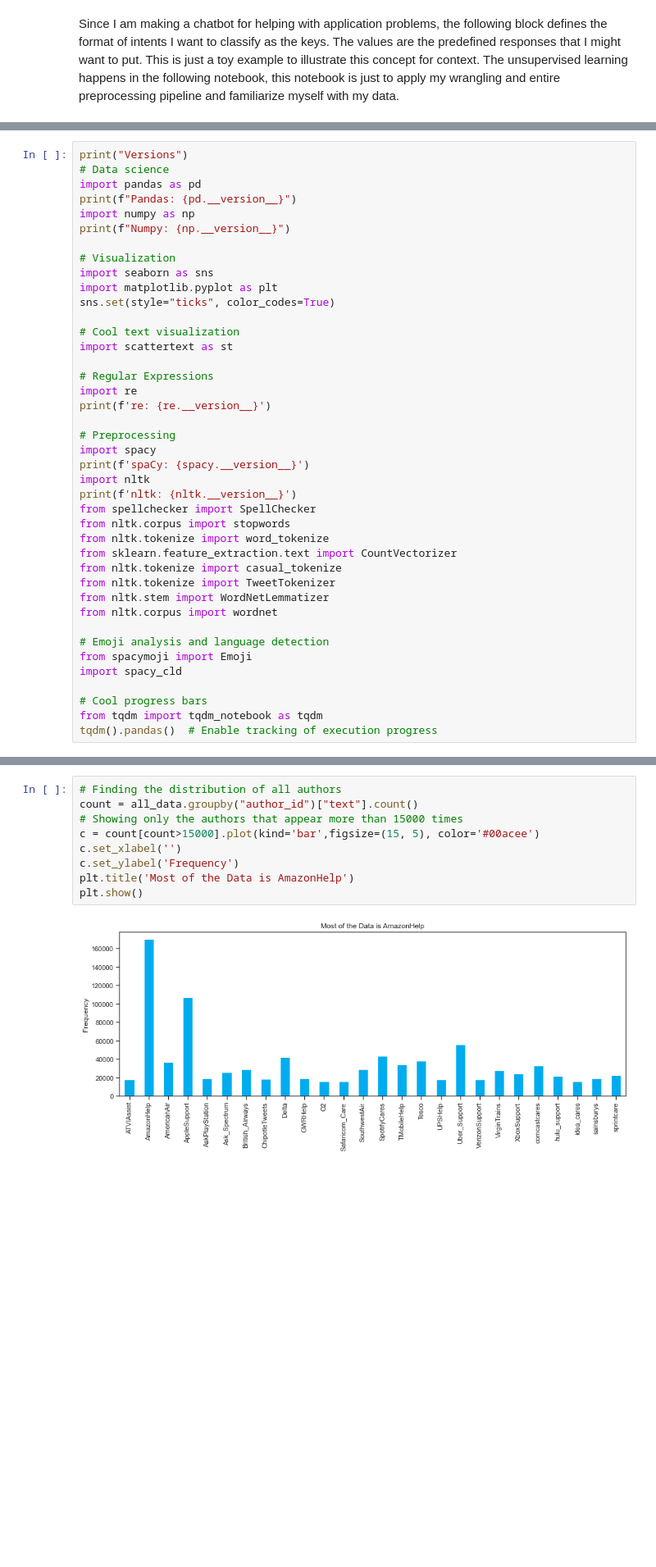
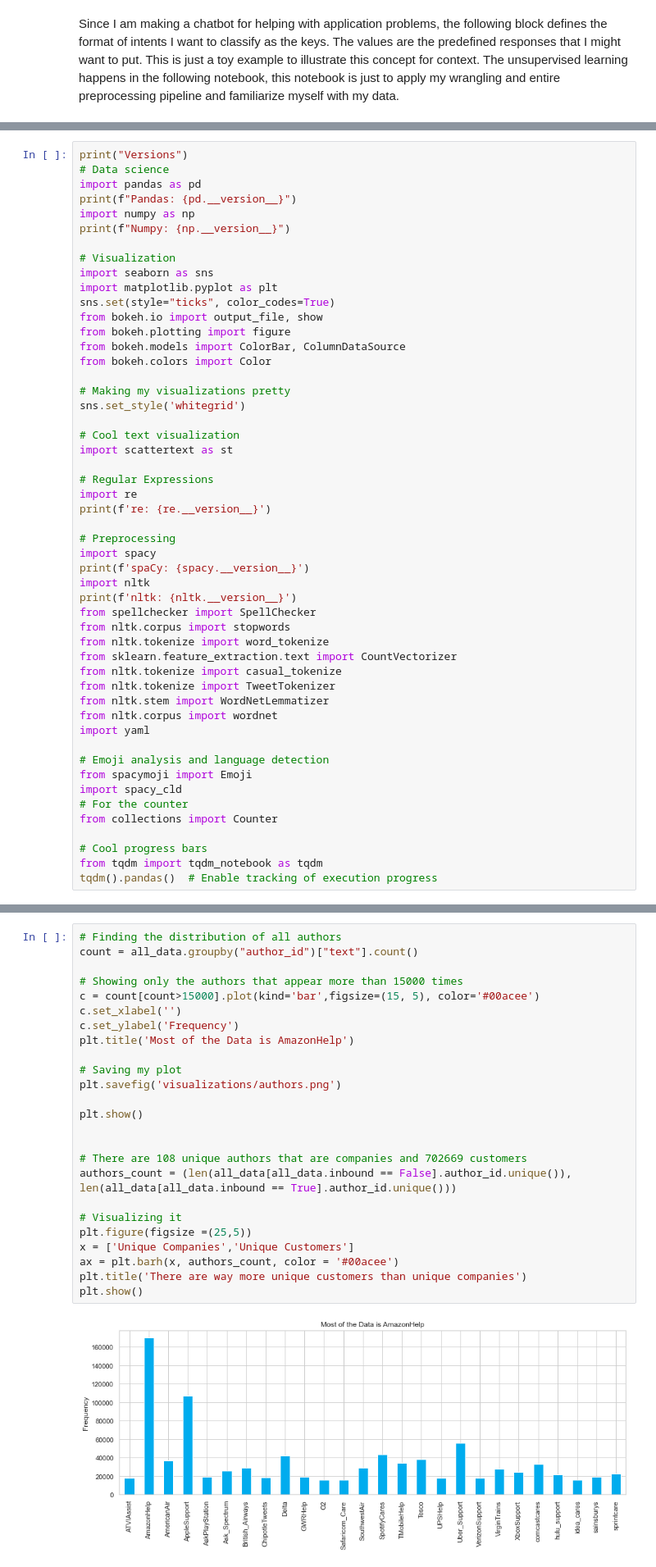
Before and after one commit to mtaruno/eve-bot, a Jupyter notebook: 1. EDA , Wrangling, and Initial Preprocessing.ipynb, the cells around one changed output, grey strips where cells are left out. Shown at 82% size. Cells and saved outputs as stored; diff of their text form; blank space fills up the shorter version.

```diff
--- a/1. EDA , Wrangling, and Initial Preprocessing.ipynb
+++ b/1. EDA , Wrangling, and Initial Preprocessing.ipynb
@@ -28,6 +19,13 @@ print(f"Numpy: {np.__version__}")
 import seaborn as sns
 import matplotlib.pyplot as plt
 sns.set(style="ticks", color_codes=True)
+from bokeh.io import output_file, show
+from bokeh.plotting import figure
+from bokeh.models import ColorBar, ColumnDataSource
+from bokeh.colors import Color
+
+# Making my visualizations pretty
+sns.set_style('whitegrid')
 
 # Cool text visualization
 import scattertext as st
@@ -49,10 +47,13 @@ from nltk.tokenize import casual_tokenize
 from nltk.tokenize import TweetTokenizer
 from nltk.stem import WordNetLemmatizer
 from nltk.corpus import wordnet
+import yaml
 
 # Emoji analysis and language detection
 from spacymoji import Emoji
 import spacy_cld
+# For the counter
+from collections import Counter
 
 # Cool progress bars
 from tqdm import tqdm_notebook as tqdm
@@ -84,11 +83,27 @@ Seeing the number of authors for all the data.
 # %%
 # Finding the distribution of all authors
 count = all_data.groupby("author_id")["text"].count()
+
 # Showing only the authors that appear more than 15000 times
 c = count[count>15000].plot(kind='bar',figsize=(15, 5), color='#00acee')
 c.set_xlabel('')
 c.set_ylabel('Frequency')
 plt.title('Most of the Data is AmazonHelp')
+
+# Saving my plot
+plt.savefig('visualizations/authors.png')
+
 plt.show()
+
+
+# There are 108 unique authors that are companies and 702669 customers
+authors_count = (len(all_data[all_data.inbound == False].author_id.unique()), len(all_data[all_data.inbound == True].author_id.unique()))
+
+# Visualizing it
+plt.figure(figsize =(25,5))
+x = ['Unique Companies','Unique Customers']
+ax = plt.barh(x, authors_count, color = '#00acee')
+plt.title('There are way more unique customers than unique companies')
+plt.show()
 # %% [output]
-[figure, old version]
+[figure, new version]
```
Also changed, not shown: parts of 85 cells of this notebook, 35 other files.
